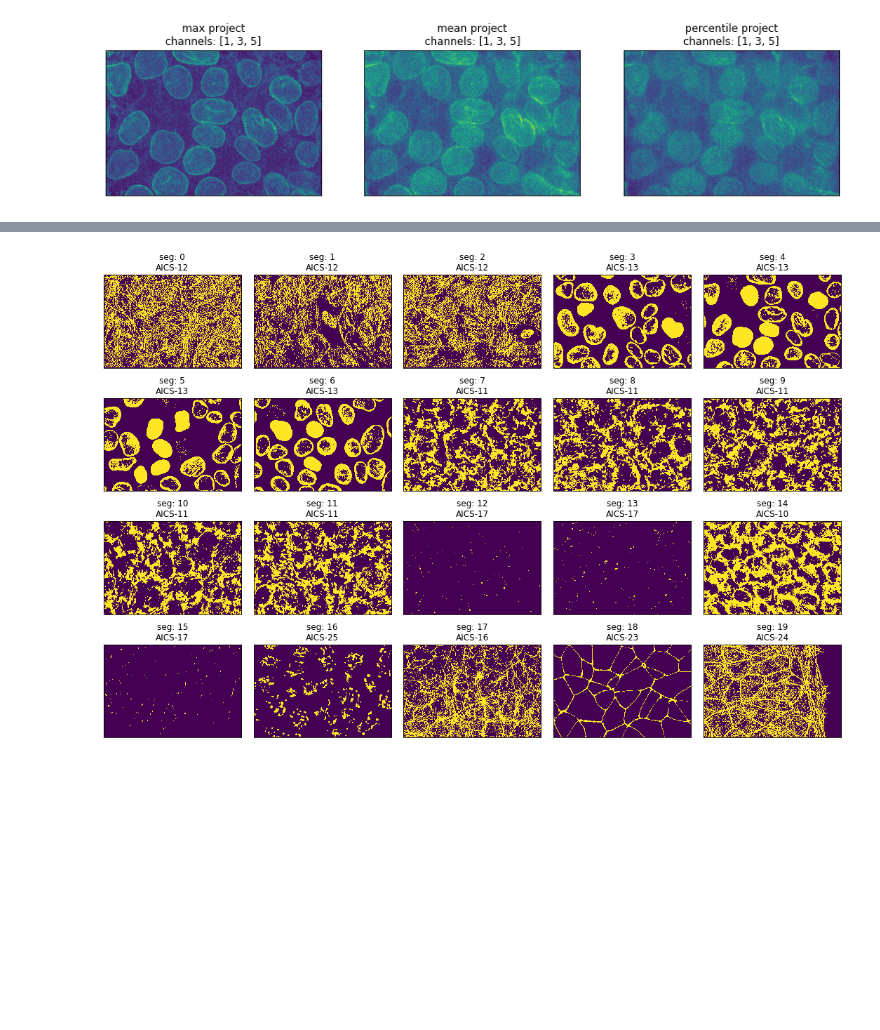
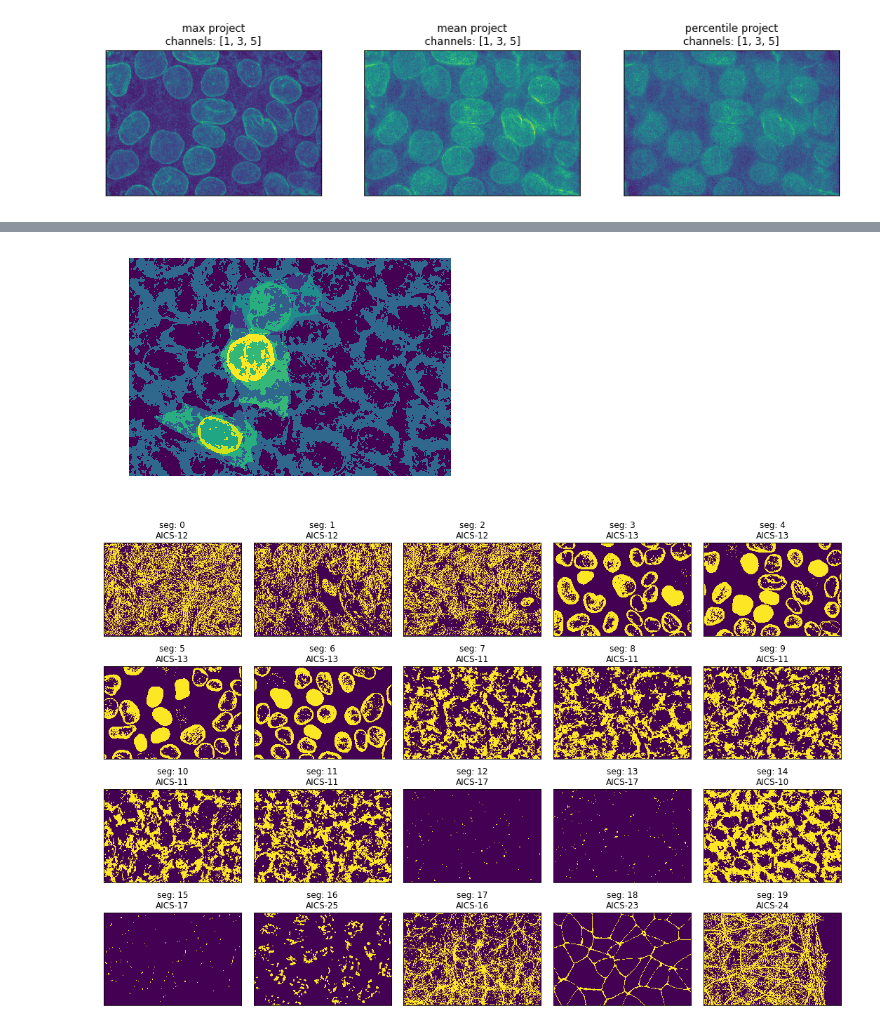
Before and after one commit to AllenCellModeling/QuiltLoader, a Jupyter notebook: loaders.ipynb, the cells around one changed output, grey strips where cells are left out. Cells and saved outputs as stored; diff of their text form; code cells hidden in the pictures; blank space fills up the shorter version.

```diff
--- a/loaders.ipynb
+++ b/loaders.ipynb
@@ -141,3 +139,7 @@ TypeError: 'numpy.float32' object does not support item assignment
+# %%
+data['lines'][0].display_segs()
+# %% [output]
+[figure, added]
 # %%
 import matplotlib.pyplot as plt
 import numpy as np
```
Also changed, not shown: parts of 16 cells of this notebook, 1 other file.
